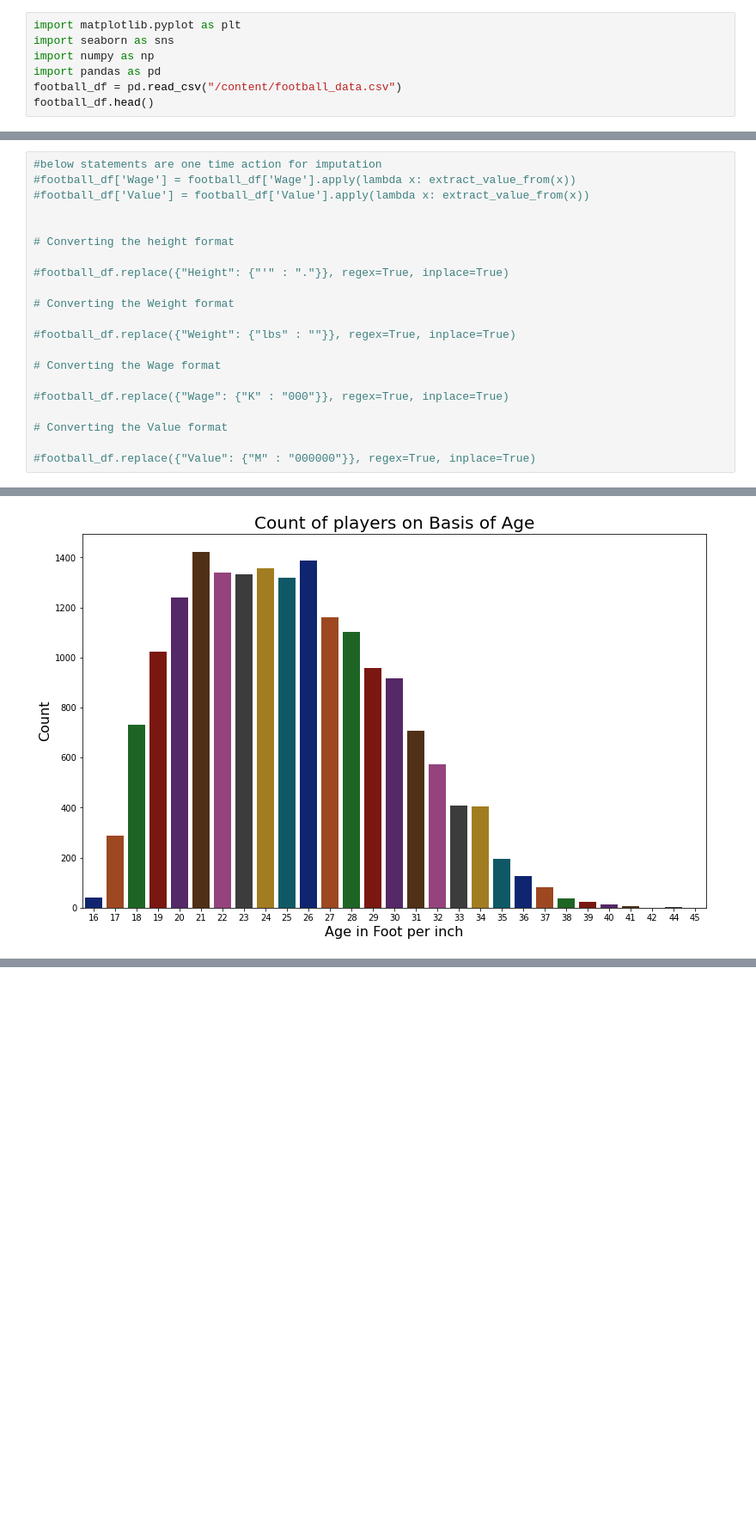
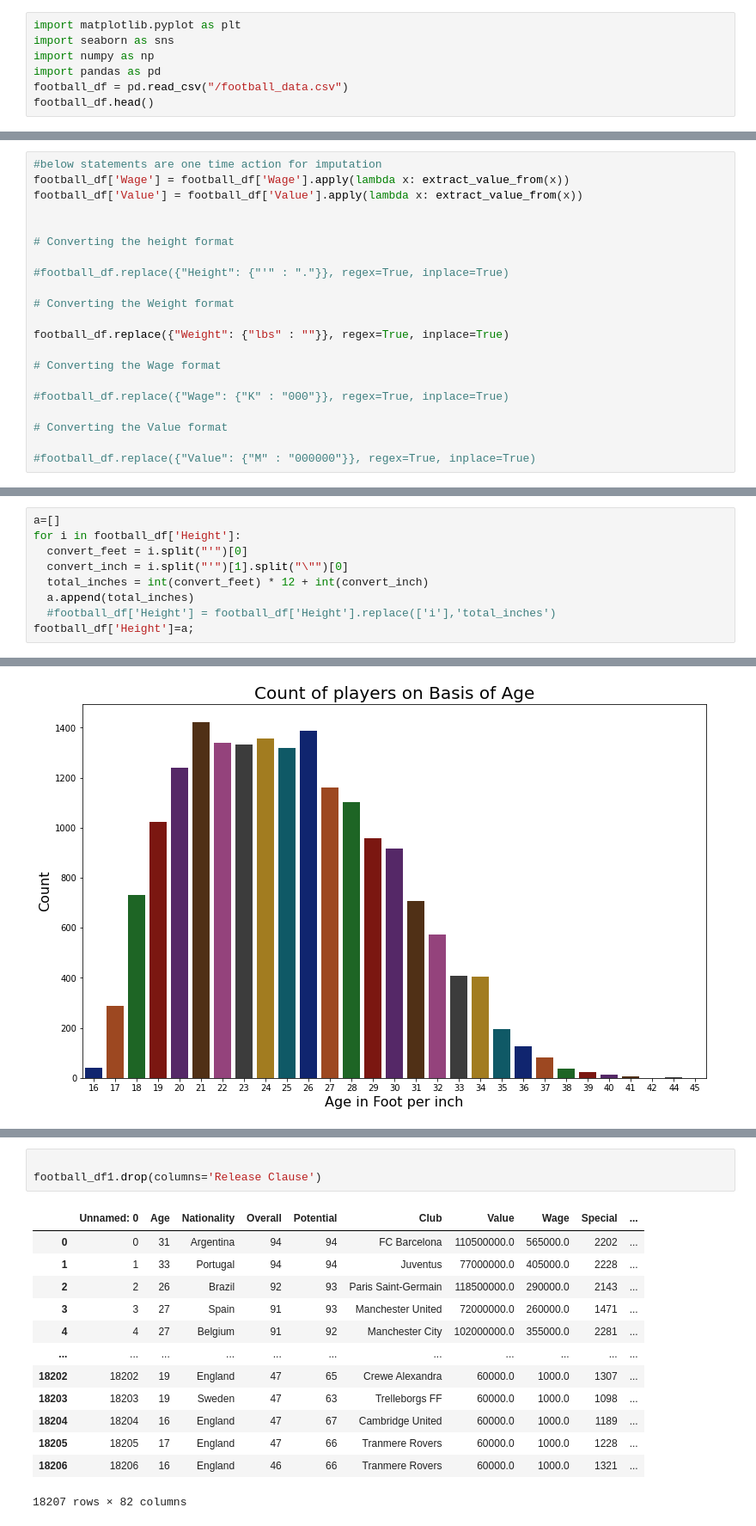
Before and after one commit to bachinaram/DataAnalytics1, a Jupyter notebook: DA1_assignment1q2.ipynb, the cells around one changed output, grey strips where cells are left out. Shown at 86% size. Drawn from its saved outputs; the diff is of its cells as text; blank space fills up the shorter version.

```diff
--- a/DA1_assignment1q2.ipynb
+++ b/DA1_assignment1q2.ipynb
@@ -5,7 +5,7 @@ import matplotlib.pyplot as plt
 import seaborn as sns
 import numpy as np
 import pandas as pd
-football_df = pd.read_csv("/content/football_data.csv")
+football_df = pd.read_csv("/football_data.csv")
 football_df.head()
 # %% [output]
 |  | Unnamed: 0 | ID | Name | Age | Photo | Nationality | Flag | Overall | Potential | Club | ... |
@@ -275,8 +274,8 @@ football_df.head()
 5 rows × 83 columns
 # %%
 #below statements are one time action for imputation
-#football_df['Wage'] = football_df['Wage'].apply(lambda x: extract_value_from(x))
-#football_df['Value'] = football_df['Value'].apply(lambda x: extract_value_from(x))
+football_df['Wage'] = football_df['Wage'].apply(lambda x: extract_value_from(x))
+football_df['Value'] = football_df['Value'].apply(lambda x: extract_value_from(x))
 
 
 # Converting the height format
@@ -285,7 +284,7 @@ football_df.head()
 
 # Converting the Weight format
 
-#football_df.replace({"Weight": {"lbs" : ""}}, regex=True, inplace=True)
+football_df.replace({"Weight": {"lbs" : ""}}, regex=True, inplace=True)
 
 # Converting the Wage format
 
@@ -325,3 +324,12 @@ Name: Release Clause, Length: 18207, dtype: object
+# %%
+a=[]
+for i in football_df['Height']:
+  convert_feet = i.split("'")[0]
+  convert_inch = i.split("'")[1].split("\"")[0]
+  total_inches = int(convert_feet) * 12 + int(convert_inch)
+  a.append(total_inches)
+  #football_df['Height'] = football_df['Height'].replace(['i'],'total_inches')
+football_df['Height']=a;
 # %%
 football_df.info()
 # %% [output]
@@ -391,0 +412,17 @@ snsplotting('Age')
+# %%
+
+football_df1.drop(columns='Release Clause')
+# %% [output]
+|  | Unnamed: 0 | Age | Nationality | Overall | Potential | Club | Value | Wage | Special | ... |
+| 0 | 0 | 31 | Argentina | 94 | 94 | FC Barcelona | 110500000.0 | 565000.0 | 2202 | ... |
+| 1 | 1 | 33 | Portugal | 94 | 94 | Juventus | 77000000.0 | 405000.0 | 2228 | ... |
+| 2 | 2 | 26 | Brazil | 92 | 93 | Paris Saint-Germain | 118500000.0 | 290000.0 | 2143 | ... |
+| 3 | 3 | 27 | Spain | 91 | 93 | Manchester United | 72000000.0 | 260000.0 | 1471 | ... |
+| 4 | 4 | 27 | Belgium | 91 | 92 | Manchester City | 102000000.0 | 355000.0 | 2281 | ... |
+| ... | ... | ... | ... | ... | ... | ... | ... | ... | ... | ... |
+| 18202 | 18202 | 19 | England | 47 | 65 | Crewe Alexandra | 60000.0 | 1000.0 | 1307 | ... |
+| 18203 | 18203 | 19 | Sweden | 47 | 63 | Trelleborgs FF | 60000.0 | 1000.0 | 1098 | ... |
+| 18204 | 18204 | 16 | England | 47 | 67 | Cambridge United | 60000.0 | 1000.0 | 1189 | ... |
+| 18205 | 18205 | 17 | England | 47 | 66 | Tranmere Rovers | 60000.0 | 1000.0 | 1228 | ... |
+| 18206 | 18206 | 16 | England | 46 | 66 | Tranmere Rovers | 60000.0 | 1000.0 | 1321 | ... |
+18207 rows × 82 columns
```
Also changed, not shown: parts of 8 cells of this notebook.
